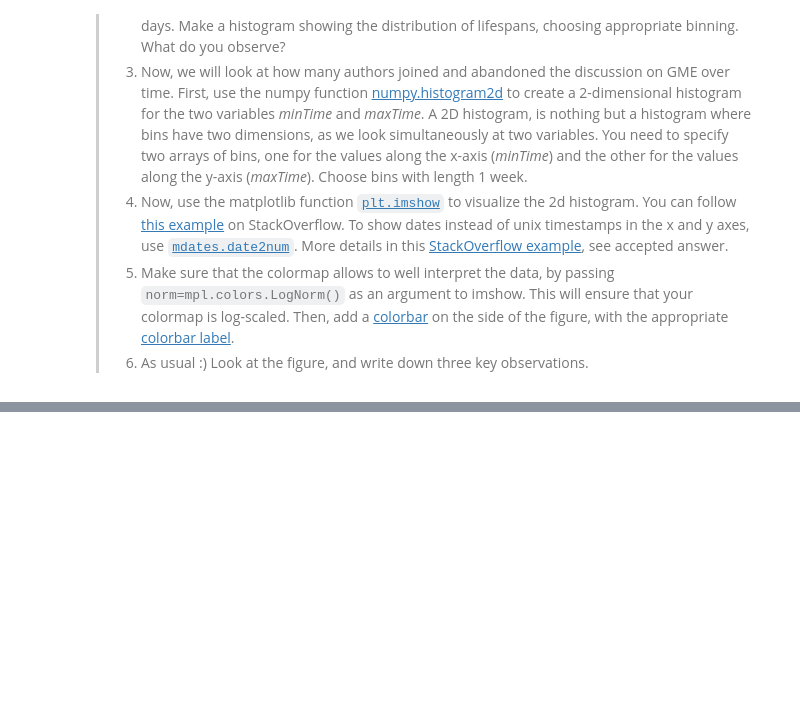
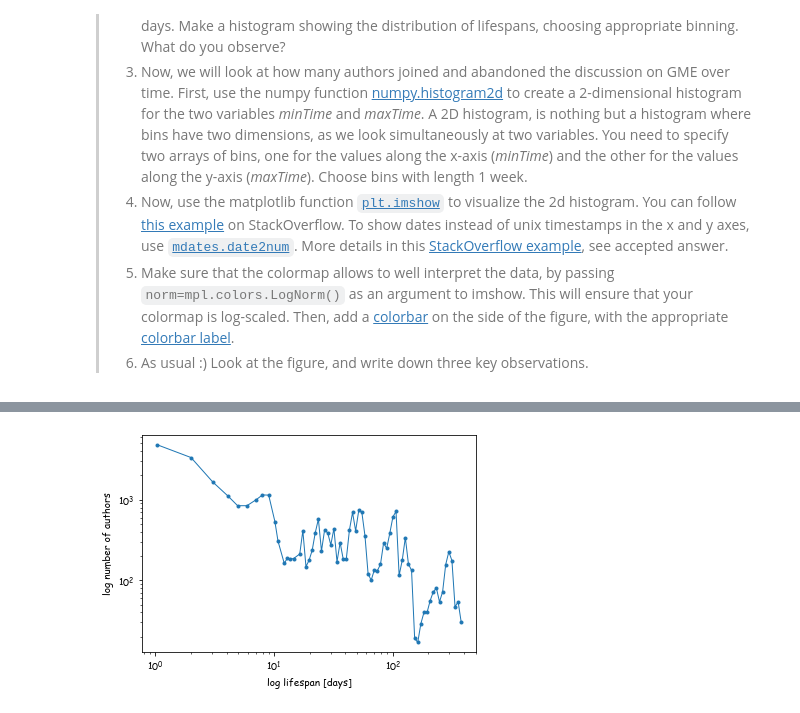
Before and after one commit to s183920/comsocsci2021, a Jupyter notebook: lectures/Week2.ipynb, the cells around one changed output, grey strips where cells are left out. Cells and saved outputs as stored; diff of their text form; code cells hidden in the pictures; blank space fills up the shorter version.

```diff
--- a/lectures/Week2.ipynb
+++ b/lectures/Week2.ipynb
@@ -349,3 +365,14 @@ YouTubeVideo("UpwEsguMtY4",width=800, height=450)
 > 4. Now, use the matplotlib function [``plt.imshow``](https://matplotlib.org/api/_as_gen/matplotlib.pyplot.imshow.html) to visualize the 2d histogram. You can follow [this example](https://stackoverflow.com/questions/2369492/generate-a-heatmap-in-matplotlib-using-a-scatter-data-set) on StackOverflow. To show dates instead of unix timestamps in the x and y axes, use [``mdates.date2num``](https://matplotlib.org/api/dates_api.html#matplotlib.dates.date2num). More details in this [StackOverflow example](https://stackoverflow.com/questions/23139595/dates-in-the-xaxis-for-a-matplotlib-plot-with-imshow), see accepted answer.
 > 5. Make sure that the colormap allows to well interpret the data, by passing ``norm=mpl.colors.LogNorm()`` as an argument to imshow. This will ensure that your colormap is log-scaled. Then, add a [colorbar](https://matplotlib.org/3.1.0/gallery/color/colorbar_basics.html) on the side of the figure, with the appropriate [colorbar label](https://matplotlib.org/3.1.1/api/colorbar_api.html#matplotlib.colorbar.ColorbarBase.set_label).
 > 6. As usual :) Look at the figure, and write down three key observations.
+# %%
+# create df with date stuff
+comments_dates1 = comments.groupby(["author"]).agg(Minimum_Date_utc=("created_utc", np.min), Maximum_Date_utc=("created_utc", np.max))
+comments_dates1["lifespan_sec"] = comments_dates1["Maximum_Date_utc"]-comments_dates1["Minimum_Date_utc"]
+comments_dates2 = comments.groupby(["author"]).agg(Minimum_Date=("creation_date", np.min), Maximum_Date=("creation_date", np.max))
+comments_dates2["lifespan_days"] = comments_dates2["Maximum_Date"]-comments_dates2["Minimum_Date"]
+comments_dates = comments_dates2.join(comments_dates1, how = "left")
+lifespan = comments_dates["lifespan_days"].astype('timedelta64[D]').values
+minTime = comments_dates["Minimum_Date_utc"].values
+maxTime = comments_dates["Maximum_Date_utc"].values
+comments_dates
@@ -351,0 +394,21 @@ YouTubeVideo("UpwEsguMtY4",width=800, height=450)
+# %%
+# histogram of lifespans
+# min(lifespan), max(lifespan) # min = 0, max = 389
+bins = np.logspace(0, np.log10(389), 100) # problem with log(0) not being 0
+hist, edges = np.histogram(lifespan, bins = bins)
+x = (edges[1:] + edges[:-1])/2.
+
+# remove 0 entries
+xx, yy = zip(*[(i,j) for (i,j) in zip(x, hist) if j > 0])
+
+# plot
+fig, ax = plt.subplots()
+ax.plot(xx, yy, marker = ".")
+ax.set_yscale("log")
+ax.set_xscale("log")
+ax.set_xlabel("log lifespan [days]")
+ax.set_ylabel("log number of authors")
+
+plt.show()
+# %% [output]
+[figure, added]
```
Also changed, not shown: parts of 7 cells of this notebook, 1 other file.
